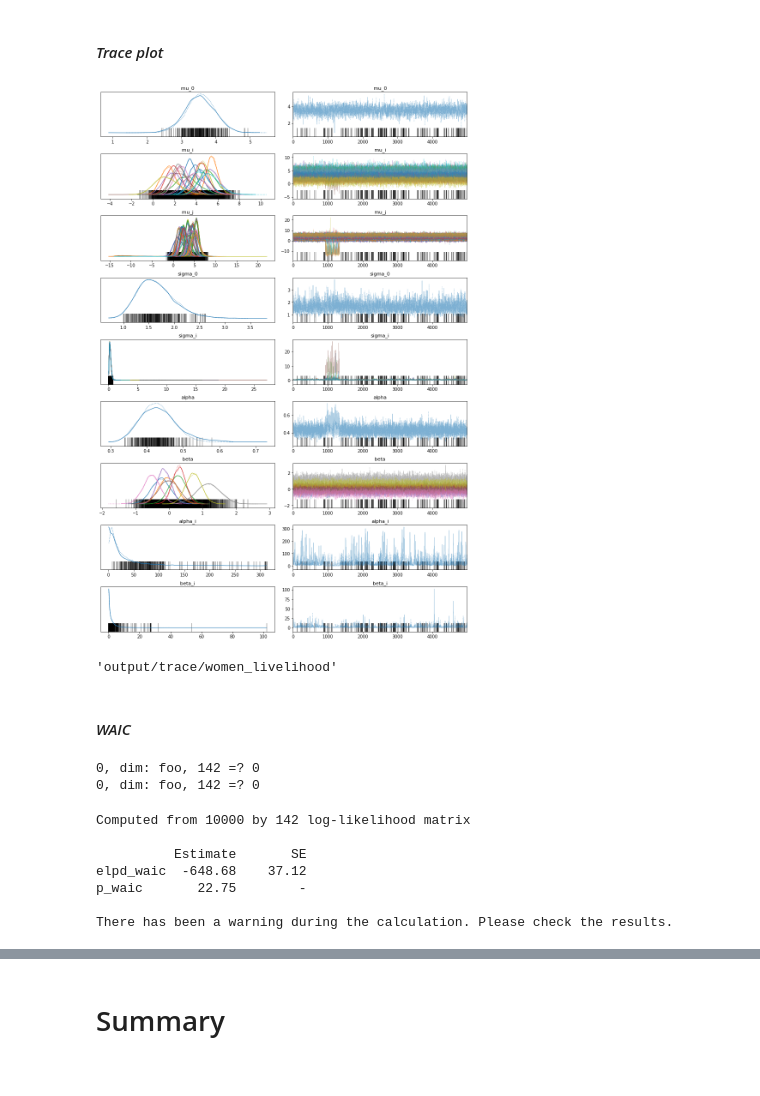
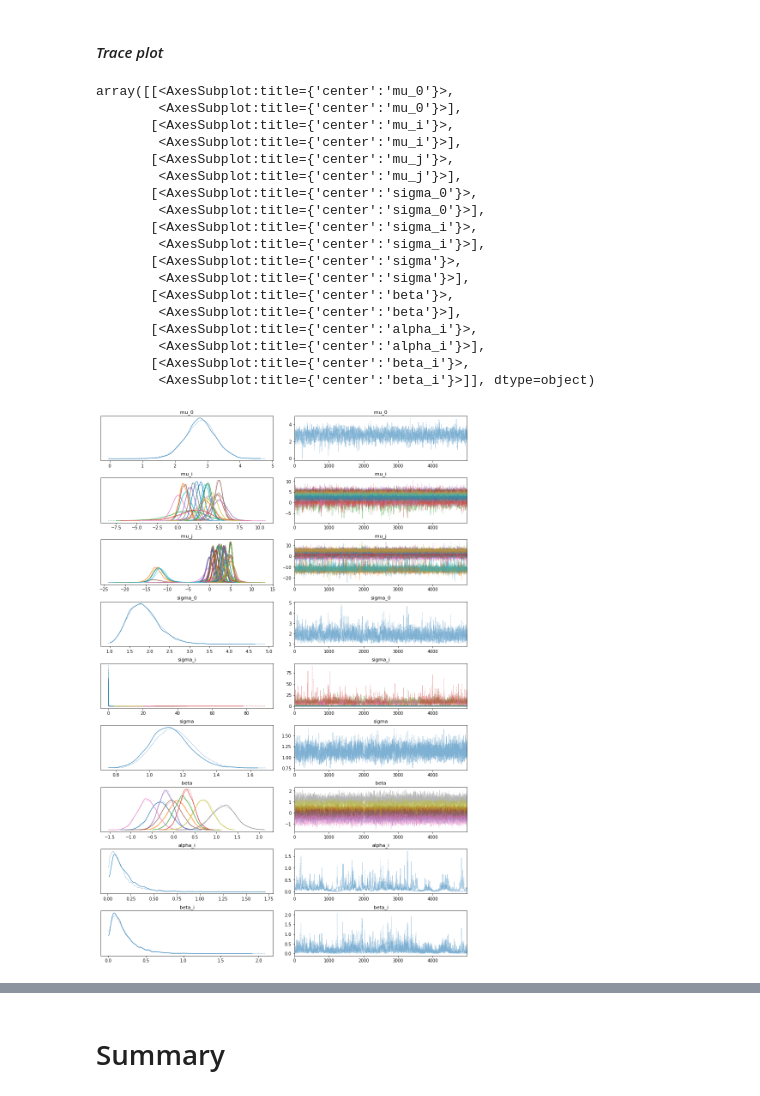
Before and after one commit to zachkoehn/aquatic_food_justice_model, a Jupyter notebook: model/women_livelihood.ipynb, the cells around one changed output, grey strips where cells are left out. Drawn from its saved outputs; the diff is of its cells as text; code cells hidden in the pictures.

```diff
--- a/model/women_livelihood.ipynb
+++ b/model/women_livelihood.ipynb
@@ -122,8 +122,7 @@ with pm.Model() as model:
     mu_i = pm.Deterministic('mu_i', mu_0 + mu_i_offset * sigma_0)
     alpha_i = pm.HalfCauchy('alpha_i', beta=5)
     beta_i = pm.HalfCauchy('beta_i', beta=5)
-    sigma2_i = pm.InverseGamma('sigma2_i', alpha=alpha_i, beta=beta_i, shape=len(region))
-    sigma_i = pm.Deterministic('sigma_i', sigma2_i ** 0.5)
+    sigma_i = pm.Gamma('sigma_i', alpha=alpha_i, beta=beta_i, shape=len(region))
 
     # national intercept
     mu_j_offset = pm.Normal('mu_j_offset', mu=0, sigma=1, shape=X.shape[0])
@@ -132,8 +131,8 @@ with pm.Model() as model:
     # slope
     beta = pm.Normal('beta', mu=0, sigma=10, shape=X.shape[1]-1)   # removing log-population
 
-    # shape parameter for gamma error
-    alpha = pm.HalfCauchy('alpha', beta=5)
+    # error
+    sigma = pm.HalfCauchy('sigma', beta=5)
 
     # impute missing X
     chol, _, _ = pm.LKJCholeskyCov('chol', n=X_masked.shape[1], eta=2, sd_dist=pm.Exponential.dist(lam=1), compute_corr=True)
@@ -141,15 +140,16 @@ with pm.Model() as model:
     X_modeled = pm.MvNormal('X', mu=X_mu, chol=chol, observed=X_masked)
 
     # observation
-    mu_ = mu_j[nation_index] + tt.dot(X_modeled[:,:-1], beta)   # removing log-population
+    mu = mu_j[nation_index] + tt.dot(X_modeled[:,:-1], beta)   # removing log-population
 
     # likelihood
-    mu = tt.exp(mu_)
-    obs = pm.Gamma('y', alpha=alpha, beta=alpha/mu, observed=y_scaled)
+    likelihood = pm.StudentT('y', mu=mu, sigma=sigma, nu=5, observed=np.log(y_scaled))
 # %% [markdown]
 #### _Sample_
 # %%
 with model:
-    trace = pm.sample(5000, tune=2000, chains=2, target_accept=0.95)
+    trace = pm.sample(5000, tune=1500, chains=2, target_accept=0.95)
+    pp = pm.sample_posterior_predictive(trace)
+    idata = az.from_pymc3(trace=trace, posterior_predictive=pp)
 # %% [output]
 [interactive output not drawn]
@@ -159,28 +158,24 @@ The estimated number of effective samples is smaller than 200 for some parameter
 # %% [markdown]
 #### _Trace plot_
 # %%
-az.plot_trace(trace, var_names=['mu_0', 'mu_i', 'mu_j', 'sigma_0', 'sigma_i', 'alpha', 'beta', 'alpha_i', 'beta_i']);
+az.plot_trace(trace, var_names=['mu_0', 'mu_i', 'mu_j', 'sigma_0', 'sigma_i', 'sigma', 'beta', 'alpha_i', 'beta_i'])
 # %% [output]
+array([[<AxesSubplot:title={'center':'mu_0'}>,
+        <AxesSubplot:title={'center':'mu_0'}>],
+       [<AxesSubplot:title={'center':'mu_i'}>,
+        <AxesSubplot:title={'center':'mu_i'}>],
+       [<AxesSubplot:title={'center':'mu_j'}>,
+        <AxesSubplot:title={'center':'mu_j'}>],
+       [<AxesSubplot:title={'center':'sigma_0'}>,
+        <AxesSubplot:title={'center':'sigma_0'}>],
+       [<AxesSubplot:title={'center':'sigma_i'}>,
+        <AxesSubplot:title={'center':'sigma_i'}>],
+       [<AxesSubplot:title={'center':'sigma'}>,
+        <AxesSubplot:title={'center':'sigma'}>],
+       [<AxesSubplot:title={'center':'beta'}>,
+        <AxesSubplot:title={'center':'beta'}>],
+       [<AxesSubplot:title={'center':'alpha_i'}>,
+        <AxesSubplot:title={'center':'alpha_i'}>],
+       [<AxesSubplot:title={'center':'beta_i'}>,
+        <AxesSubplot:title={'center':'beta_i'}>]], dtype=object)
-[figure, old version]
+[figure, new version]
-# %%
-pm.save_trace(trace, directory='output/trace/women_livelihood', overwrite=True)
-# %% [output]
-'output/trace/women_livelihood'
-# %% [markdown]
-#### _WAIC_
-# %%
-with model:
-    idata = az.from_pymc3(trace, dims={'X':['foo'], 'y':['foo']})
-
-idata.sample_stats['log_likelihood'] = idata.log_likelihood.y
-az.waic(idata)
-# %% [output]
-0, dim: foo, 142 =? 0
-0, dim: foo, 142 =? 0
-Computed from 10000 by 142 log-likelihood matrix
-
-          Estimate       SE
-elpd_waic  -648.68    37.12
-p_waic       22.75        -
-
-There has been a warning during the calculation. Please check the results.
```
Also changed, not shown: parts of 17 cells of this notebook, 7 other files.
